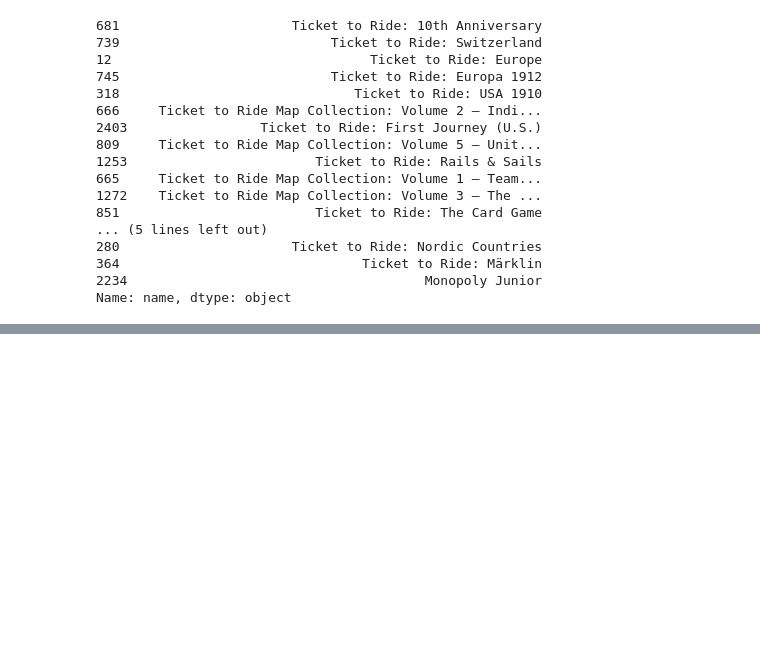
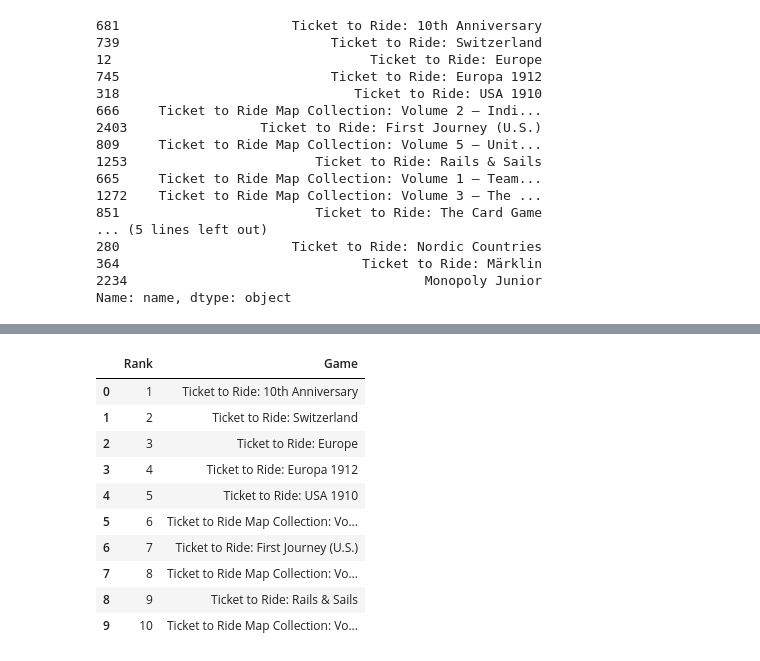
Before and after one commit to timcolussi/boardgame_rec_capstone, a Jupyter notebook: description_rec.ipynb, the cells around one changed output, grey strips where cells are left out. Drawn from its saved outputs; the diff is of its cells as text; code cells hidden in the pictures; blank space fills up the shorter version.

```diff
--- a/description_rec.ipynb
+++ b/description_rec.ipynb
@@ -514,3 +416,5 @@ game_plus_desc_df['name'].iloc[game_indices2]
 364                               Ticket to Ride: Märklin
 2234                                      Monopoly Junior
 Name: name, dtype: object
+# %%
+ttr = get_recommendations('Ticket to Ride')
@@ -516,0 +439,3 @@ Name: name, dtype: object
+# %%
+ranks = np.arange(1,11,1)
+ranks
@@ -516,0 +444,2 @@ Name: name, dtype: object
+# %%
+ttr_dict = {"Rank" : ranks, "Game" : ttr}
@@ -516,0 +461,16 @@ Name: name, dtype: object
+# %%
+ttr_df = pd.DataFrame(ttr_dict).reset_index(drop = True)
+# %%
+ttr_df
+# %% [output]
+|  | Rank | Game |
+| 0 | 1 | Ticket to Ride: 10th Anniversary |
+| 1 | 2 | Ticket to Ride: Switzerland |
+| 2 | 3 | Ticket to Ride: Europe |
+| 3 | 4 | Ticket to Ride: Europa 1912 |
+| 4 | 5 | Ticket to Ride: USA 1910 |
+| 5 | 6 | Ticket to Ride Map Collection: Vo... |
+| 6 | 7 | Ticket to Ride: First Journey (U.S.) |
+| 7 | 8 | Ticket to Ride Map Collection: Vo... |
+| 8 | 9 | Ticket to Ride: Rails & Sails |
+| 9 | 10 | Ticket to Ride Map Collection: Vo... |
```
Also changed, not shown: parts of 15 cells of this notebook, 9 other files.
